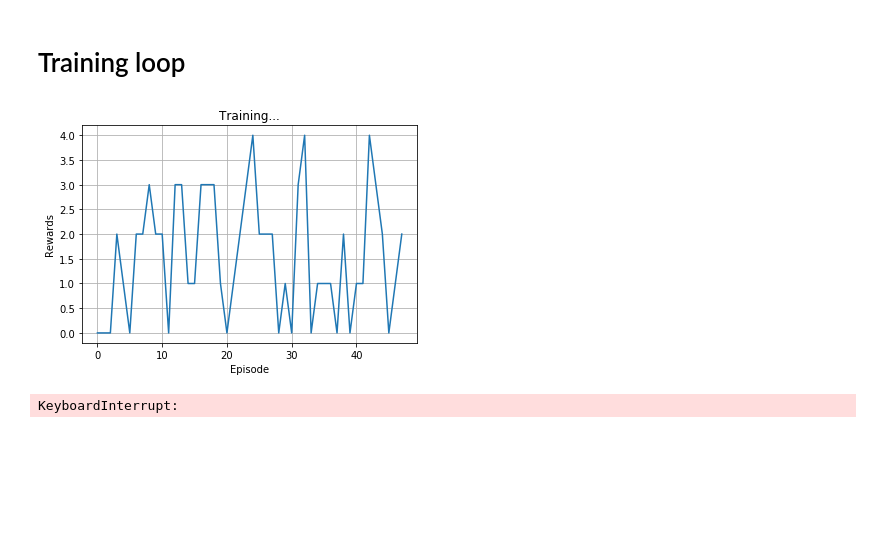
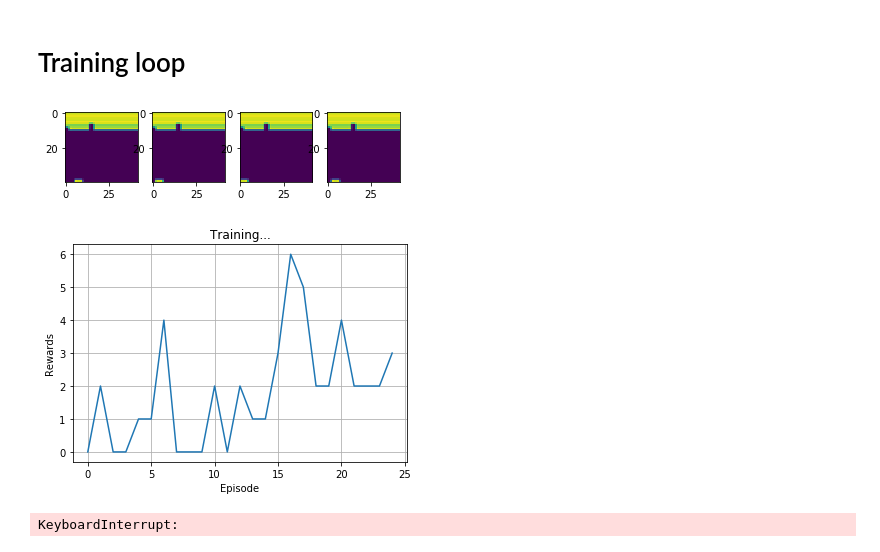
Before and after one commit to carlos-bologna/rl, a Jupyter notebook: breakout/breakout_pytorch.ipynb, the cells around one changed output. Saved outputs shown, nothing was run; the diff lists cells and outputs as text; code cells hidden in the pictures; blank space fills up the shorter version.

```diff
--- a/breakout/breakout_pytorch.ipynb
+++ b/breakout/breakout_pytorch.ipynb
@@ -22,7 +22,7 @@ import torchvision.transforms as T
 import gym.wrappers
 
 #env = gym.make('BreakoutDeterministic-v0').unwrapped
-env = gym.make('BreakoutDeterministic-v4')
+env = gym.make('BreakoutDeterministic-v0')
 
 #env = gym.wrappers.Monitor(env, directory="videos", force=True)
 
@@ -80,9 +80,10 @@ class FrameBuffer(object):
 
         if self.__len__()==0: raise Exception('Framebuffer empty.')
 
-        if self.__len__() < self.capacity:
-            self.framebuffer = np.repeat(self.framebuffer[:,0,:,:], [self.capacity], axis=0)
-            self.framebuffer = np.expand_dims(self.framebuffer, axis=0)
+        #if self.__len__() < self.capacity:
+        #    self.framebuffer = np.repeat(self.framebuffer[:,0,:,:], [self.capacity], axis=0)
+        #    self.framebuffer = np.expand_dims(self.framebuffer, axis=0)
+        #    self.position = 0
 
         return torch.tensor(self.framebuffer, device=device)
 
@@ -342,32 +352,44 @@ for i_episode in range(num_episodes):
         total_reward += reward
 
         # Get next state with frame buffer
         next_s = get_screen()
         frame_buffer.push(next_s)
         next_state = frame_buffer.pull()
 
         # Store the transition in memory (for Replay)
         memory.push(state, action, next_state, reward)
 
         # Perform one step of the optimization (on the target network)
         optimize_model()
+
         if done:
             episode_rewards.append(total_reward)
             clear_output(True)
+
+            plt.subplot(1, 4, 1)
+            plt.imshow(state[0,0,:,:])
+            plt.subplot(1, 4, 2)
+            plt.imshow(state[0,1,:,:])
+            plt.subplot(1, 4, 3)
+            plt.imshow(state[0,2,:,:])
+            plt.subplot(1, 4, 4)
+            plt.imshow(state[0,3,:,:])
+
             plot_rewards()
             break
         else:
             state = next_state
 
     # Update the target network, copying all weights and biases in DQN
     if i_episode % TARGET_UPDATE == 0:
         target_net.load_state_dict(policy_net.state_dict())
 
 print('Complete')
 env.render()
 env.close()
 plt.ioff()
 plt.show()
 # %% [output]
-[figure, old version]
+[figure, new version]
+[figure, added]
 KeyboardInterrupt:
```
Also changed, not shown: parts of 6 cells of this notebook.
